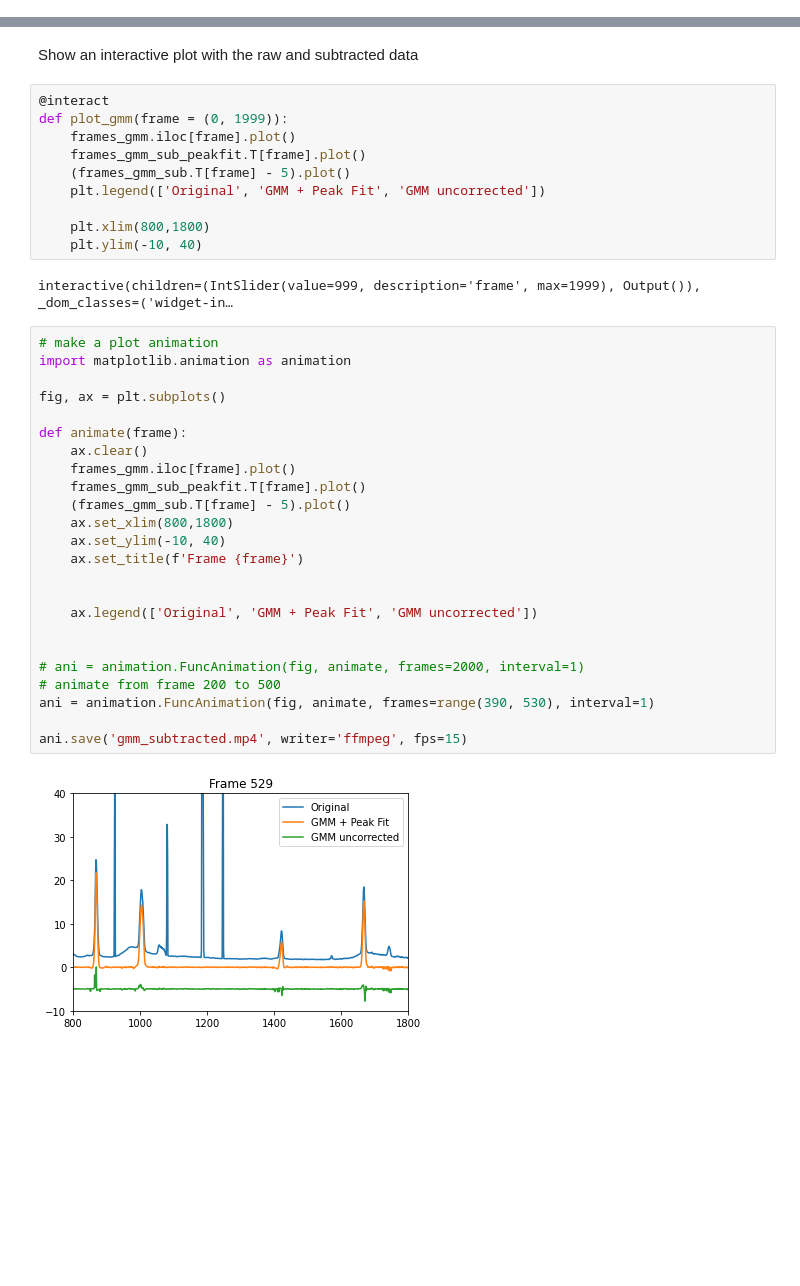
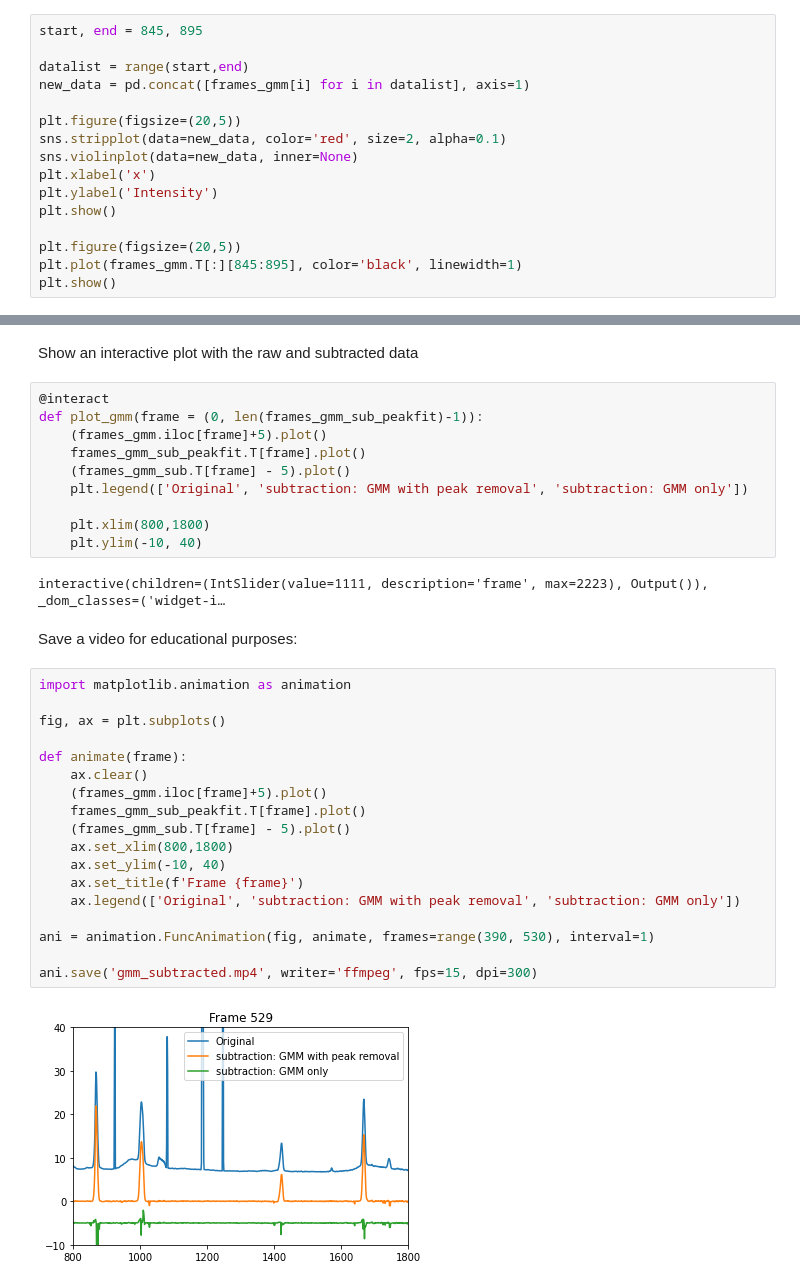
Before and after one commit to yue-here/xrd-ml-bkg, a Jupyter notebook: GMM background subtraction demonstration.ipynb, the cells around one changed output, grey strips where cells are left out. Saved outputs shown, nothing was run; the diff lists cells and outputs as text; blank space fills up the shorter version.

```diff
--- a/GMM background subtraction demonstration.ipynb
+++ b/GMM background subtraction demonstration.ipynb
@@ -271,0 +71,16 @@ Comparison - subtact peak-corrected GMM component from raw data
+# %%
+start, end = 845, 895
+
+datalist = range(start,end)
+new_data = pd.concat([frames_gmm[i] for i in datalist], axis=1)
+
+plt.figure(figsize=(20,5))
+sns.stripplot(data=new_data, color='red', size=2, alpha=0.1)
+sns.violinplot(data=new_data, inner=None)
+plt.xlabel('x')
+plt.ylabel('Intensity')
+plt.show()
+
+plt.figure(figsize=(20,5))
+plt.plot(frames_gmm.T[:][845:895], color='black', linewidth=1)
+plt.show()
@@ -283,39 +298,35 @@ plt.colorbar()
 Show an interactive plot with the raw and subtracted data
 # %%
 @interact
-def plot_gmm(frame = (0, 1999)):
-    frames_gmm.iloc[frame].plot()
+def plot_gmm(frame = (0, len(frames_gmm_sub_peakfit)-1)):
+    (frames_gmm.iloc[frame]+5).plot()
     frames_gmm_sub_peakfit.T[frame].plot()
     (frames_gmm_sub.T[frame] - 5).plot()
-    plt.legend(['Original', 'GMM + Peak Fit', 'GMM uncorrected'])
+    plt.legend(['Original', 'subtraction: GMM with peak removal', 'subtraction: GMM only'])
 
     plt.xlim(800,1800)
     plt.ylim(-10, 40)
 # %% [output]
-interactive(children=(IntSlider(value=999, description='frame', max=1999), Output()), _dom_classes=('widget-in…
+interactive(children=(IntSlider(value=1111, description='frame', max=2223), Output()), _dom_classes=('widget-i…
+# %% [markdown]
+Save a video for educational purposes:
 # %%
-# make a plot animation
 import matplotlib.animation as animation
 
 fig, ax = plt.subplots()
 
 def animate(frame):
     ax.clear()
-    frames_gmm.iloc[frame].plot()
+    (frames_gmm.iloc[frame]+5).plot()
     frames_gmm_sub_peakfit.T[frame].plot()
     (frames_gmm_sub.T[frame] - 5).plot()
     ax.set_xlim(800,1800)
     ax.set_ylim(-10, 40)
     ax.set_title(f'Frame {frame}')
+    ax.legend(['Original', 'subtraction: GMM with peak removal', 'subtraction: GMM only'])
 
-
-    ax.legend(['Original', 'GMM + Peak Fit', 'GMM uncorrected'])
-
-
-# ani = animation.FuncAnimation(fig, animate, frames=2000, interval=1)
-# animate from frame 200 to 500
 ani = animation.FuncAnimation(fig, animate, frames=range(390, 530), interval=1)
 
-ani.save('gmm_subtracted.mp4', writer='ffmpeg', fps=15)
+ani.save('gmm_subtracted.mp4', writer='ffmpeg', fps=15, dpi=300)
 # %% [output]
-[figure, old version]
+[figure, new version]
```
Also changed, not shown: parts of 49 cells of this notebook, 2 other files.
